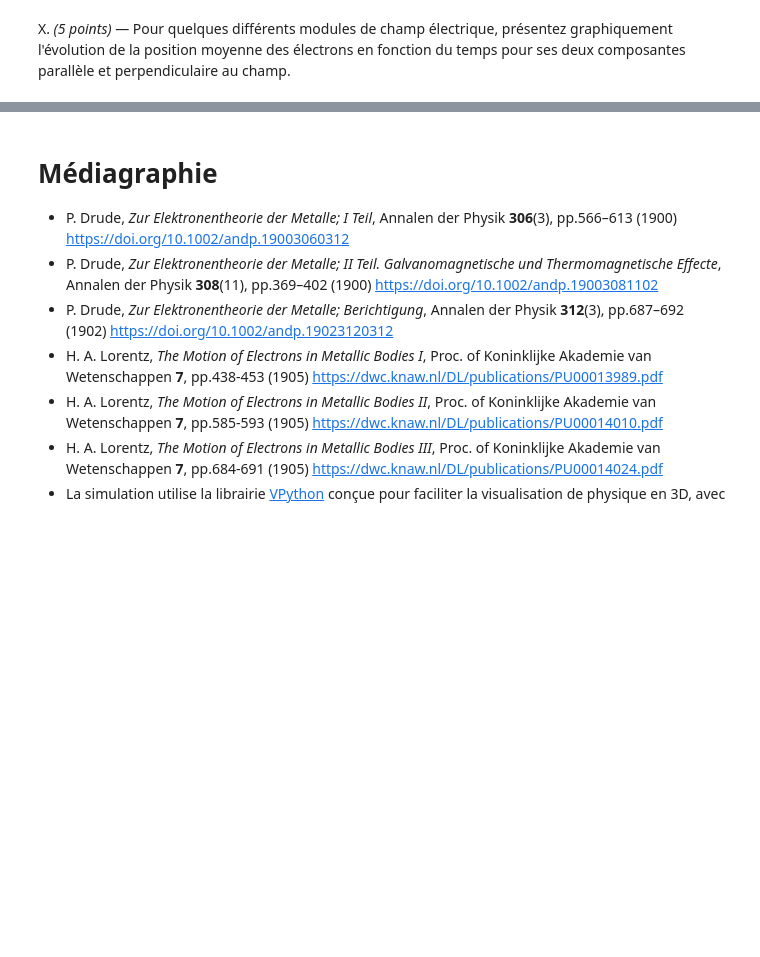
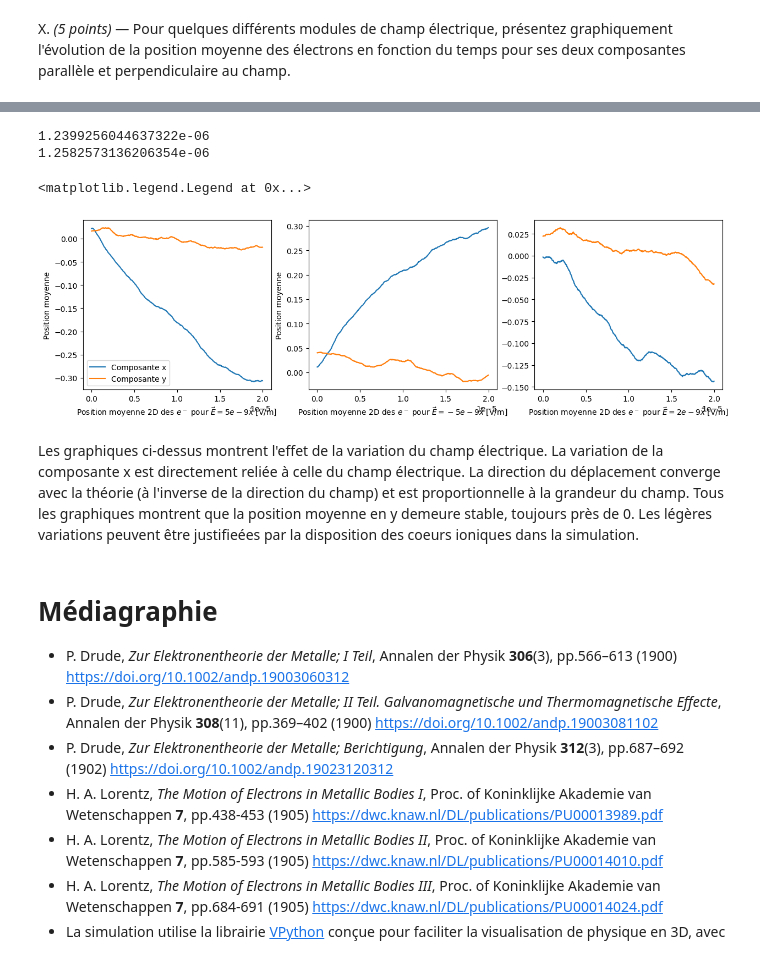
Before and after one commit to MATOT9/Etat-Solide, a Jupyter notebook: TP1/Drude-TPNB_Part2_H24.ipynb, the cells around one changed output, grey strips where cells are left out. Saved outputs shown, nothing was run; the diff lists cells and outputs as text; code cells hidden in the pictures; blank space fills up the shorter version.

```diff
--- a/TP1/Drude-TPNB_Part2_H24.ipynb
+++ b/TP1/Drude-TPNB_Part2_H24.ipynb
@@ -45,3 +69,10 @@ plt.show()
 IX. _(10 points)_ &mdash; Pour passer de la cinétique à la dynamique des électrons libres, modifiez votre code de simulation en ajoutant une fonction qui applique un champ électrique uniforme. Celui-ci devra être de module ajustable et perpendiculaire à deux des côtés de la boîte. À chaque pas de temps $\mathrm{d}t$ sans collision, les électrons devront donc accélérer d'un incrément $\mathrm{d}p_x$ dicté par la force de Coulomb à leur position.
 
 Copiez le code de votre fonction dans la cellule qui suit en n'oubliant pas d'inclure votre fichier Python (`.py`) modifié avec la simulation complète lors de la remise.
+# %%
+#Ligne ajoutée dans le script particule pour modifier p,
+#dans la fonction update de la classe Particule
+#self.p += self.charge*E*vp.vector(1, 0, 0) #Le champ électrique est en x
+
+%run TDS_2Ddrude_H24.py 5e-9 1 1
+posMoy1 = deepcopy(posMoy)
@@ -56,3 +87,32 @@ ValueError: could not convert string to float: '[2e-9,'
+# %%
+%run TDS_2Ddrude_H24.py -5e-9 1 0
+posMoy2 = deepcopy(posMoy)
+%run TDS_2Ddrude_H24.py 2e-9 1 0
+posMoy3 = deepcopy(posMoy)
+
+fig, axs = plt.subplots(1, 3, figsize=(15, 4))
+
+axs[0].plot(tVector,[pos.x for pos in posMoy1], label="Composante x")
+axs[0].plot(tVector,[pos.y for pos in posMoy1], label="Composante y")
+
+axs[1].plot(tVector, [pos.x for pos in posMoy2], label="Composante x")
+axs[1].plot(tVector, [pos.y for pos in posMoy2], label="Composante y")
+
+axs[2].plot(tVector, [pos.x for pos in posMoy3], label="Composante x")
+axs[2].plot(tVector, [pos.y for pos in posMoy3], label="Composante y")
+
+axs[0].set_xlabel(r"Position moyenne 2D des $e^-$ pour $\vec{E}=5e-9 \hat{x}$ [V/m]")
+axs[1].set_xlabel(r"Position moyenne 2D des $e^-$ pour $\vec{E}=-5e-9 \hat{x}$ [V/m]")
+axs[2].set_xlabel(r"Position moyenne 2D des $e^-$ pour $\vec{E}=2e-9 \hat{x}$ [V/m]")
+[axs[i].set_ylabel("Position moyenne") for i in range(2)]
+axs[0].legend()
+# %% [output]
+1.2399256044637322e-06
+1.2582573136206354e-06
+<matplotlib.legend.Legend at 0x...>
+[figure, added]
+# %% [markdown]
+Les graphiques ci-dessus montrent l'effet de la variation du champ électrique. La variation de la composante x est directement reliée à celle du champ électrique. La direction du déplacement converge avec la théorie (à l'inverse de la direction du champ) et est proportionnelle à la grandeur du champ. Tous les graphiques montrent que la position moyenne en y demeure stable, toujours près de 0. Les légères variations peuvent être justifieées par la disposition des coeurs ioniques dans la simulation.
 # %% [markdown]
 # Médiagraphie #
 - P. Drude, _Zur Elektronentheorie der Metalle; I Teil_, Annalen der Physik **306**(3), pp.566–613 (1900) https://doi.org/10.1002/andp.19003060312
```
Also changed, not shown: parts of 6 cells of this notebook, 5 other files.
